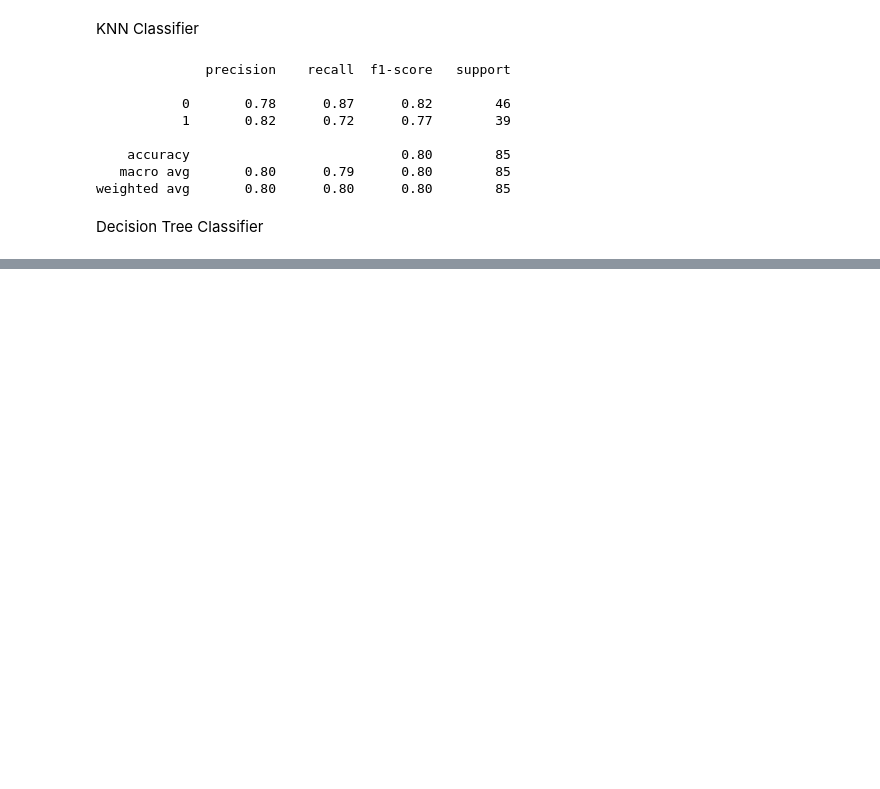
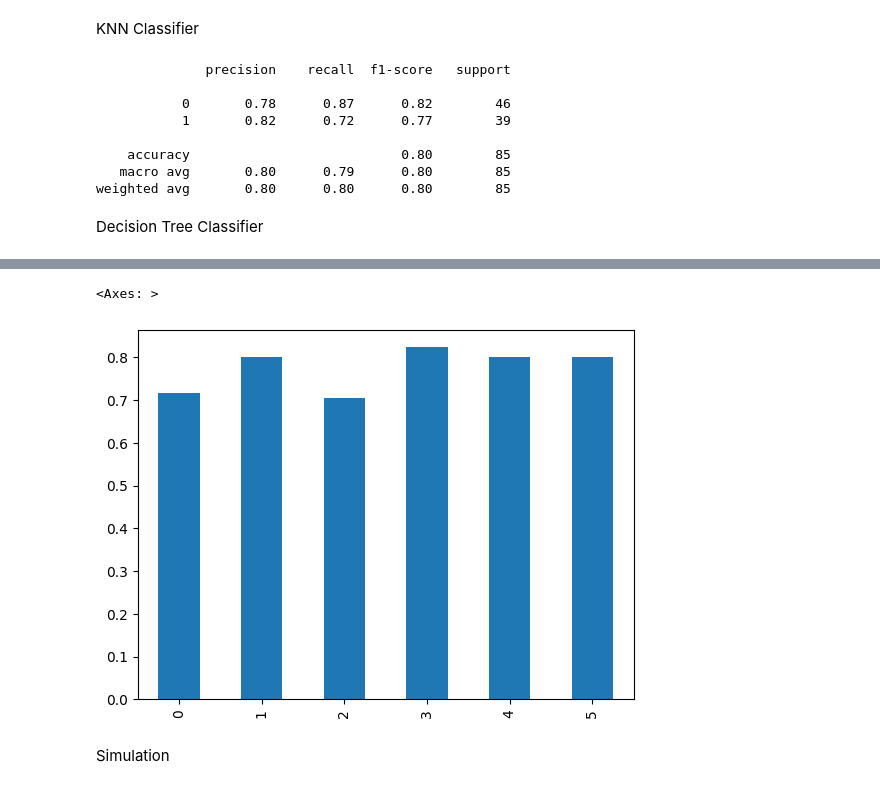
Before and after one commit to karthikoo7/Machine_Learning-BDA-, a Jupyter notebook: Basic_Classification_Practice.ipynb, the cells around one changed output, grey strips where cells are left out. Drawn from its saved outputs; the diff is of its cells as text; code cells hidden in the pictures; blank space fills up the shorter version.

```diff
--- a/Basic_Classification_Practice.ipynb
+++ b/Basic_Classification_Practice.ipynb
@@ -171,0 +206,43 @@ weighted avg       0.73      0.72      0.72        85
+# %%
+def eval_model(model,X_train,X_test,y_train,y_test):
+    model.fit(X_train,y_train)
+    y_pred = model.predict(X_test)
+    p,r,f,s = precision_recall_fscore_support(y_test,y_pred)
+    acc = accuracy_score(y_test,y_pred)
+    # print(model.__class__)
+    # print(prfs)
+    # print(acc)
+    return p,r,f,s,acc
+# %%
+from sklearn.metrics import precision_recall_fscore_support,accuracy_score
+pc1 = []
+pc2=[]
+rc1=[]
+rc2=[]
+fc1=[]
+fc2=[]
+acc_list=[]
+for model in model_list:
+    p,r,f,s,acc = eval_model(model,X_train,X_test,Y_train,Y_test)
+    pc1.append(p[0])
+    pc2.append(p[1])
+    rc1.append(r[0])
+    rc2.append(r[1])
+    fc1.append(f[0])
+    fc2.append(f[1])
+    acc_list.append(acc)
+# %%
+result_dict = {
+    "pc1" : pc1,
+    "pc2" : pc2,
+    "rc1" : rc1,
+    "rc2" : rc2,
+    "fc1" : fc1,
+    "fc2" : fc2,
+    "acc" : acc_list
+}
+# %%
+# Create DF using all lists
+
+result_df = pd.DataFrame(result_dict)
+result_df
@@ -171,0 +257,7 @@ weighted avg       0.73      0.72      0.72        85
+# %%
+result_df["acc"].plot.bar()
+# %% [output]
+<Axes: >
+[figure, added]
+# %% [markdown]
+Simulation
```
Also changed, not shown: parts of 11 cells of this notebook.
